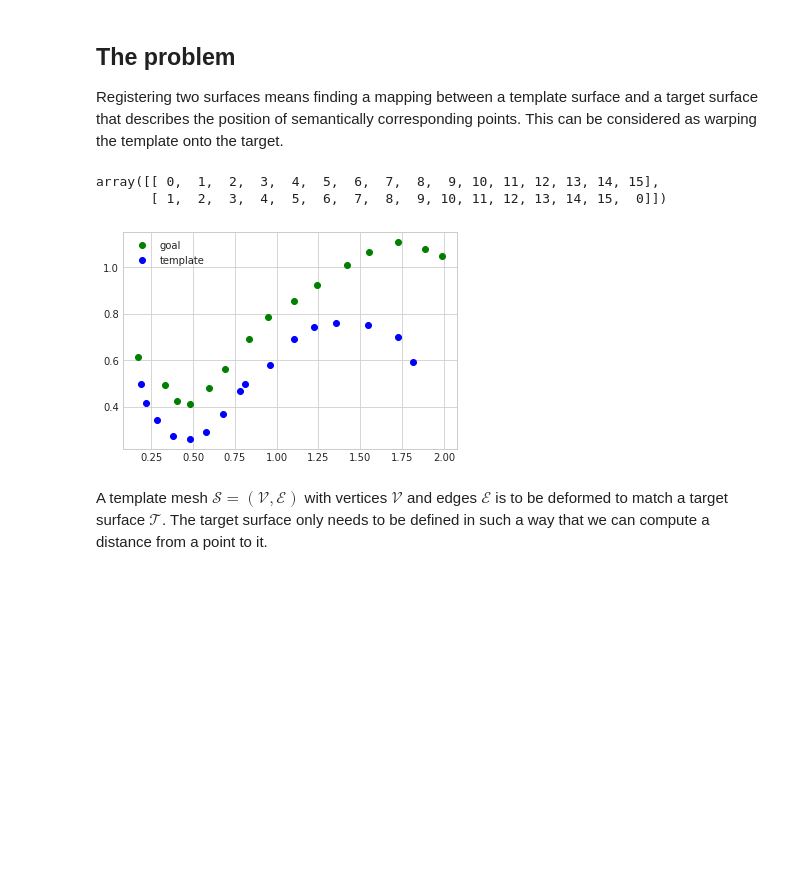
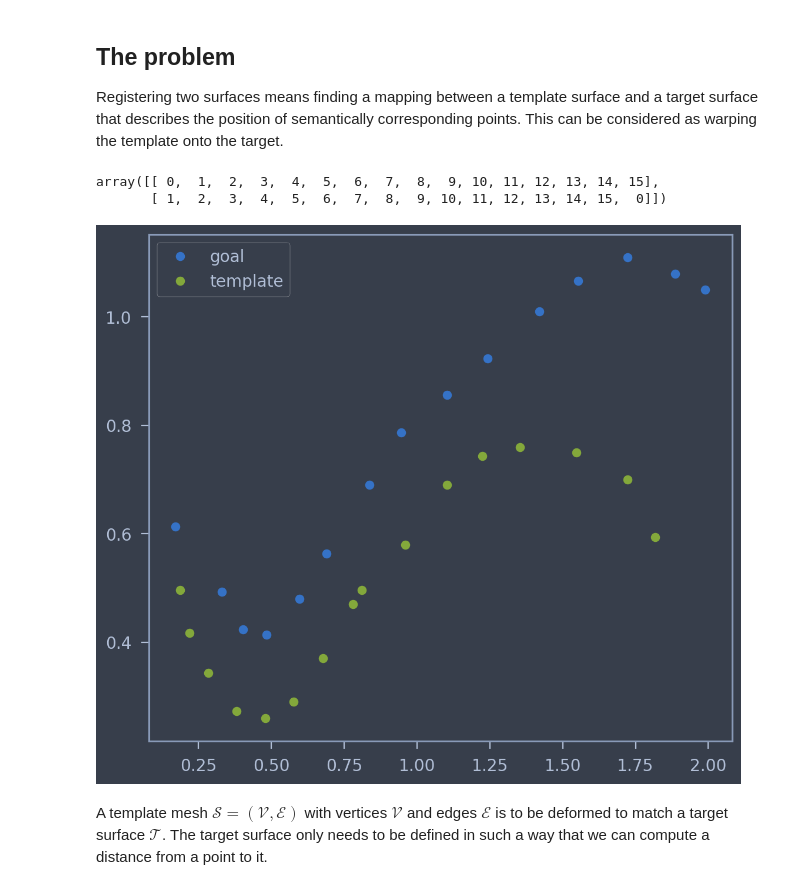
Before and after one commit to vidstige/mesh_registration, a Jupyter notebook: mesh-registration.ipynb, the cells around one changed output. Drawn from its saved outputs; the diff is of its cells as text; code cells hidden in the pictures; blank space fills up the shorter version.

```diff
--- a/mesh-registration.ipynb
+++ b/mesh-registration.ipynb
@@ -5,26 +5,30 @@
 Registering two surfaces means finding a mapping between a template surface and a target surface that describes
 the position of semantically corresponding points. This can
 be considered as warping the template onto the target.
+# %%
+%matplotlib inline
+import matplotlib.pyplot as plt
+from jupyterthemes import jtplot
+plt.rcParams['figure.dpi'] = 160
+jtplot.style(theme='onedork', context='notebook', ticks=True, grid=False)
 # %%
-%matplotlib inline
-import matplotlib.pyplot as plt
 import numpy as np
 scale = 1/300
 goal = scale * np.array([(51,184), (99,148), (121,127), (145,124), (179,144), (207,169), (251,207), (284,236), (331,257), (373,277), (426,303), (466,320), (517,333), (566,324), (597,315)])
 template = scale * np.array([(56,149), (66,125), (85,103), (114,82), (144,78), (173,87), (203,111), (234,141), (243,149), (288,174), (331,207), (367,223), (406,228), (464,225), (517,210), (545,178)])
 edges = np.vstack([
     np.arange(len(template)),
     np.roll(np.arange(len(template)), -1)
 ]).T
 
-plt.plot(goal[:, 0], goal[:, 1], 'o', color='green', label='goal')
-plt.plot(template[:, 0], template[:, 1], 'o', color='blue', label='template')
+plt.plot(goal[:, 0], goal[:, 1], 'o', label='goal')
+plt.plot(template[:, 0], template[:, 1], 'o', label='template')
 plt.legend()
 edges.T
 # %% [output]
 array([[ 0,  1,  2,  3,  4,  5,  6,  7,  8,  9, 10, 11, 12, 13, 14, 15],
        [ 1,  2,  3,  4,  5,  6,  7,  8,  9, 10, 11, 12, 13, 14, 15,  0]])
-[figure, old version]
+[figure, new version]
 # %% [markdown]
 A template mesh $\mathcal{S} = (\mathcal{V, E})$ with vertices $\mathcal{V}$ and edges $\mathcal{E}$ is to be deformed to match a target surface $\mathcal{T}$. The target surface only needs to be defined in such a way that we can compute a distance from a point to it.
 # %% [markdown]
```
Also changed, not shown: parts of 4 cells of this notebook, 1 other file.
